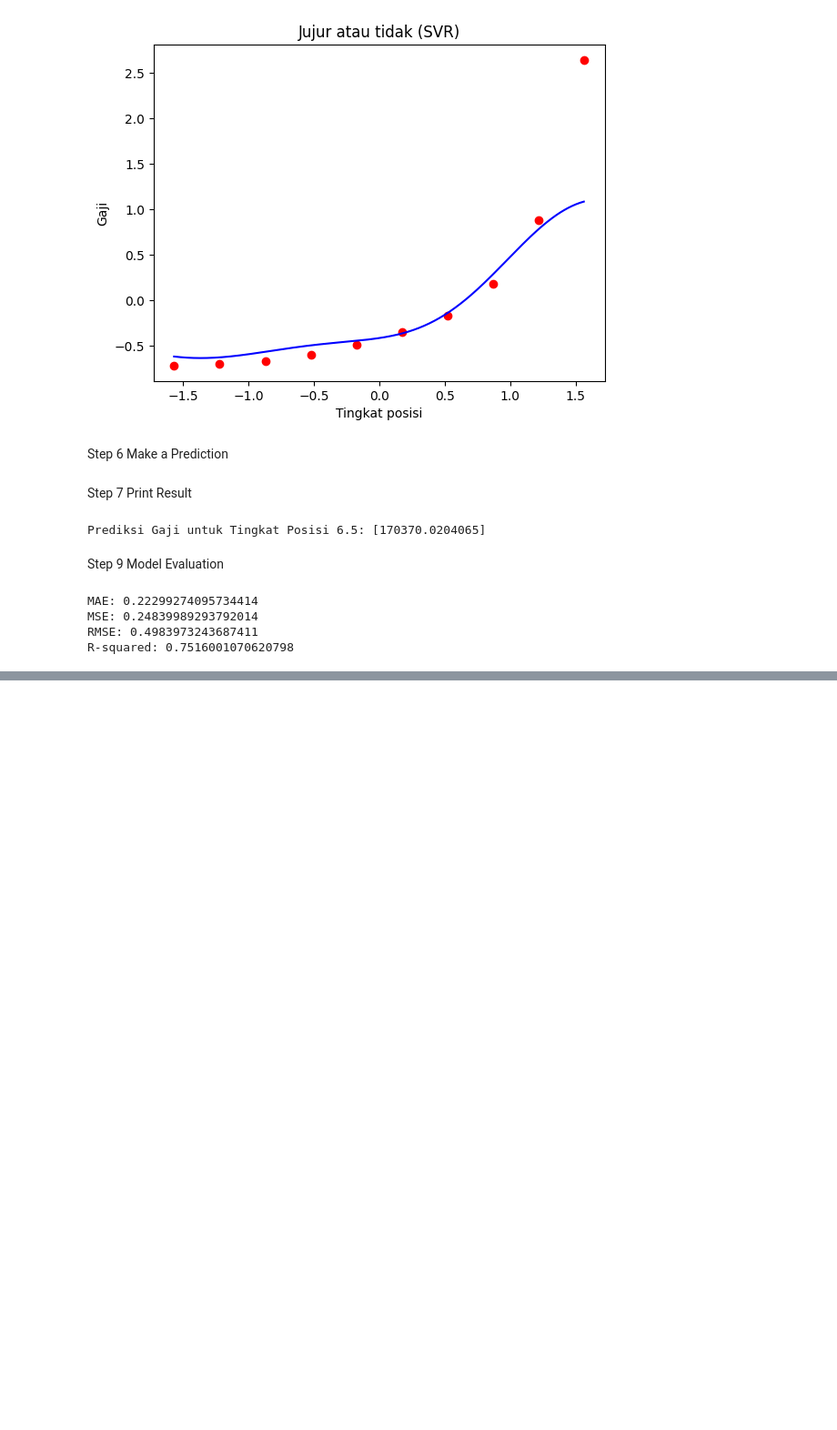
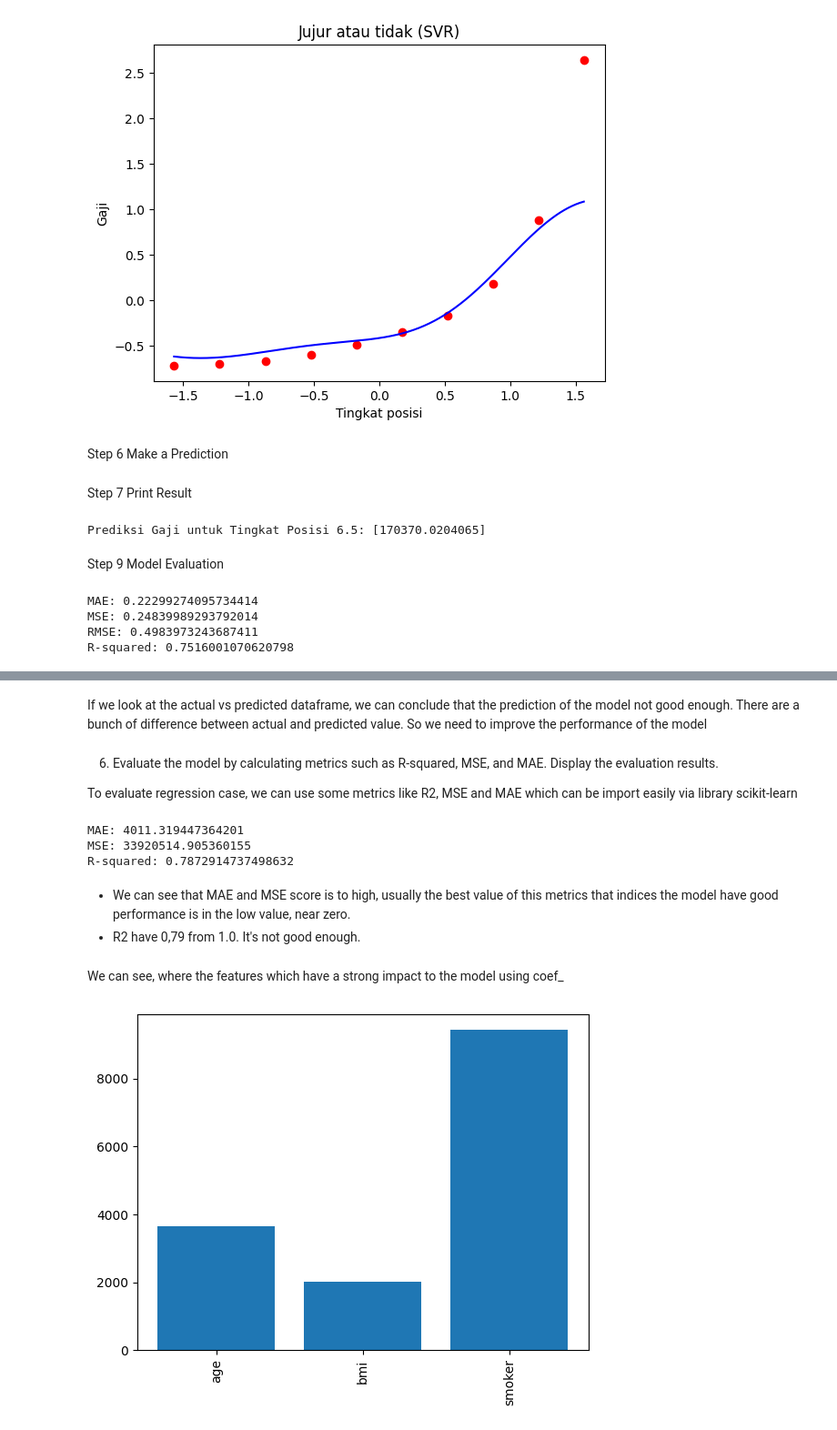
Before and after one commit to integer-class/machine-learning, a Jupyter notebook: Davis_Maulana_Hermanto/Jobsheet3_2241720255.ipynb, the cells around one changed output, grey strips where cells are left out. Shown at 91% size. Drawn from its saved outputs; the diff is of its cells as text; code cells hidden in the pictures; blank space fills up the shorter version.

```diff
--- a/Davis_Maulana_Hermanto/Jobsheet3_2241720255.ipynb
+++ b/Davis_Maulana_Hermanto/Jobsheet3_2241720255.ipynb
@@ -226,0 +338,4 @@ R-squared: 0.7516001070620798
+# %%
+from sklearn.model_selection import train_test_split
+
+X_train, X_test, y_train, y_test = train_test_split(X, y, test_size=0.3, random_state=0)
@@ -226,0 +346,6 @@ R-squared: 0.7516001070620798
+# %%
+from sklearn.preprocessing import StandardScaler
+
+sc = StandardScaler()
+X_train = sc.fit_transform(X_train)
+X_test = sc.transform(X_test) # transform only, not fit to prevent data leakage
@@ -226,0 +356,3 @@ R-squared: 0.7516001070620798
+# %%
+from sklearn.linear_model import LinearRegression
+regressor = LinearRegression()
@@ -226,0 +363,7 @@ R-squared: 0.7516001070620798
+# %%
+regressor.fit(X_train, y_train)
+
+y_pred = regressor.predict(X_test)
+
+df = pd.DataFrame({'Actual': y_test, 'Predicted': y_pred})
+df
@@ -226,0 +384,36 @@ R-squared: 0.7516001070620798
+# %% [markdown]
+If we look at the actual vs predicted dataframe, we can conclude that the prediction of the model not good enough. There are a bunch of difference between actual and predicted value. So we need to improve the performance of the model
+# %% [markdown]
+6. Evaluate the model by calculating metrics such as R-squared, MSE, and MAE. Display the evaluation results.
+
+To evaluate regression case, we can use some metrics like R2, MSE and MAE which can be import easily via library scikit-learn
+# %%
+from sklearn.metrics import mean_absolute_error, mean_squared_error, r2_score
+
+# MAE
+mae = mean_absolute_error(y_test, y_pred)
+# MSE
+mse = mean_squared_error(y_test, y_pred)
+# R-squared
+r2 = r2_score(y_test, y_pred)
+
+print("MAE:", mae)
+print("MSE:", mse)
+print("R-squared:", r2)
+# %% [output]
+MAE: 4011.319447364201
+MSE: 33920514.905360155
+R-squared: 0.7872914737498632
+# %% [markdown]
+- We can see that MAE and MSE score is to high, usually the best value of this metrics that indices the model have good performance is in the low value, near zero.
+- R2 have 0,79 from 1.0. It's not good enough.
+# %% [markdown]
+We can see, where the features which have a strong impact to the model using coef_
+# %%
+importance = regressor.coef_
+
+plt.bar([x for x in range(len(importance))], importance)
+plt.xticks(ticks=[x for x in range(len(importance))], labels=X.columns, rotation=90)
+plt.show()
+# %% [output]
+[figure, added]
```
Also changed, not shown: parts of 20 cells of this notebook.
